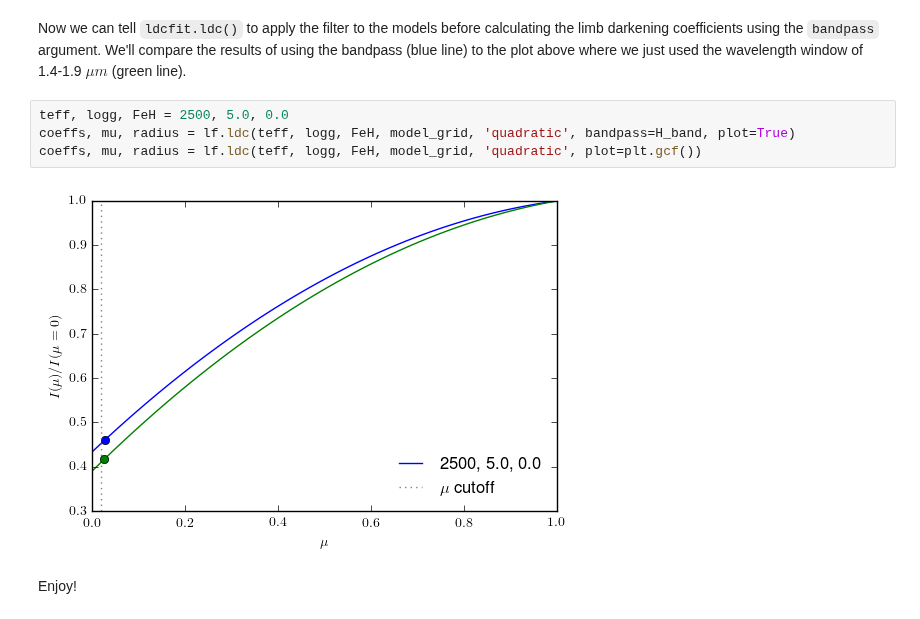
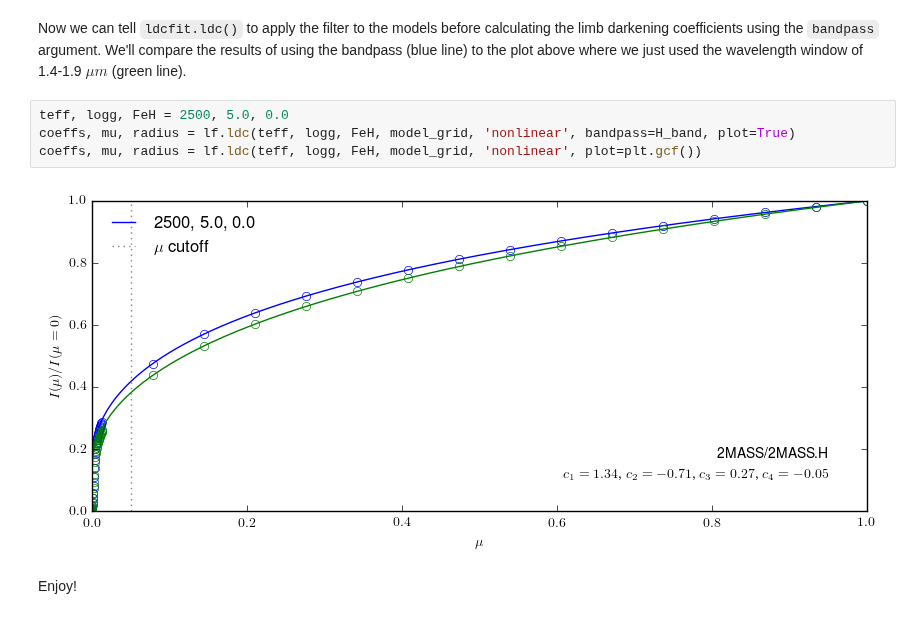
Before and after one commit to ExoCTK/exoctk, a Jupyter notebook: ExoCTK/limb_dark/ldc_demo.ipynb, the cells around one changed output. Saved outputs shown, nothing was run; the diff lists cells and outputs as text.

```diff
--- a/ExoCTK/limb_dark/ldc_demo.ipynb
+++ b/ExoCTK/limb_dark/ldc_demo.ipynb
@@ -93,9 +93,9 @@ plt.plot(*H_band.rsr)
 Now we can tell `ldcfit.ldc()` to apply the filter to the models before calculating the limb darkening coefficients using the `bandpass` argument. We'll compare the results of using the bandpass (blue line) to the plot above where we just used the wavelength window of 1.4-1.9 $\mu m$ (green line).
 # %%
 teff, logg, FeH = 2500, 5.0, 0.0
-coeffs, mu, radius = lf.ldc(teff, logg, FeH, model_grid, 'quadratic', bandpass=H_band, plot=True)
-coeffs, mu, radius = lf.ldc(teff, logg, FeH, model_grid, 'quadratic', plot=plt.gcf())
+coeffs, mu, radius = lf.ldc(teff, logg, FeH, model_grid, 'nonlinear', bandpass=H_band, plot=True)
+coeffs, mu, radius = lf.ldc(teff, logg, FeH, model_grid, 'nonlinear', plot=plt.gcf())
 # %% [output]
-[figure, old version]
+[figure, new version]
 # %% [markdown]
 Enjoy!
```
Also changed, not shown: parts of 4 cells of this notebook, 3 other files.
